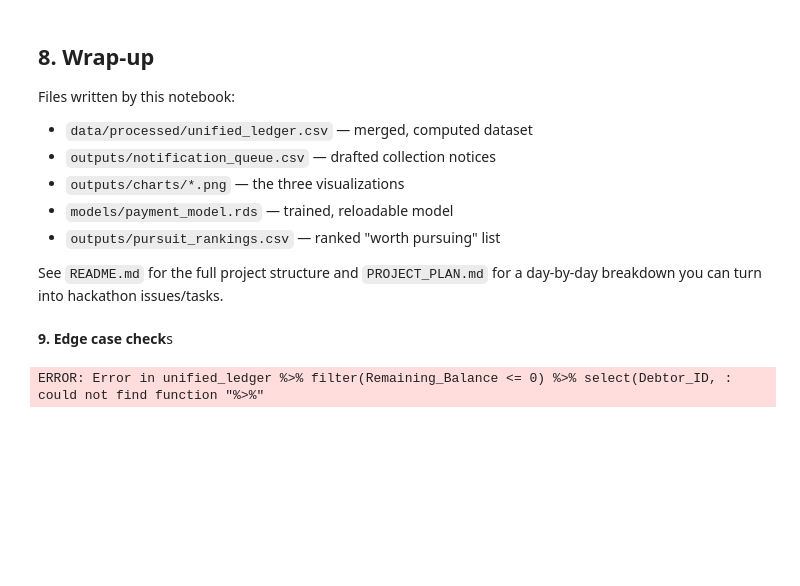
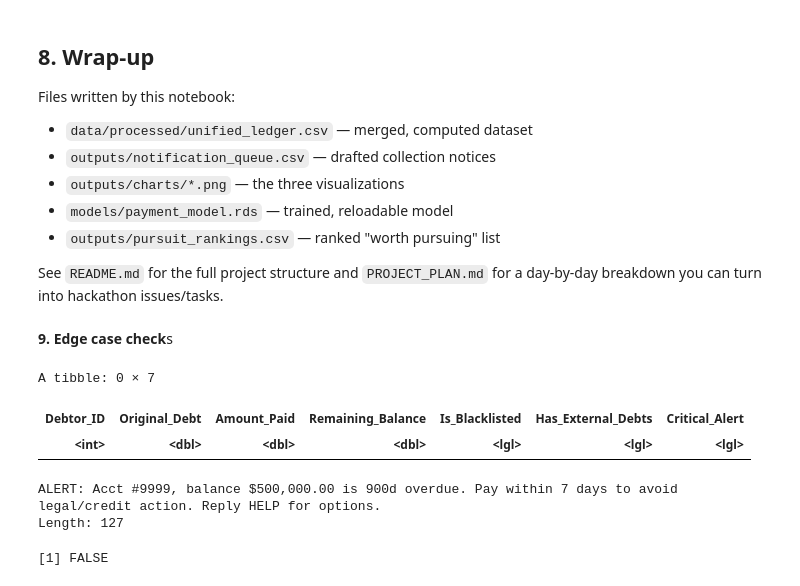
Before and after one commit to ChantelRM/Pursuit-Financial-Risk-Engine, a Jupyter notebook: financial_risk_analytics.ipynb, the cells around one changed output. Saved outputs shown, nothing was run; the diff lists cells and outputs as text; code cells hidden in the pictures; blank space fills up the shorter version.

```diff
--- a/financial_risk_analytics.ipynb
+++ b/financial_risk_analytics.ipynb
@@ -168,7 +203,7 @@ This notice is to formally inform you that our records show an outstanding
 balance on your account that requires immediate attention.
 
   Account Reference:     {row$Debtor_ID}
-  Outstanding Balance:   ${format(row$Remaining_Balance, big.mark=',', nsmall=2)}
+  Outstanding Balance:   ${format(row$Remaining_Balance, big.mark=',', scientific=FALSE,nsmall=2)}
   Days Past Due:         {row$Days_Past_Due} days
   Risk Classification:   {row$Risk_Tier}
 
@@ -182,13 +217,13 @@ Accounts Recovery Team"
 
 generate_sms_draft <- function(row) {
   msg <- glue(
-    "ALERT: Acct #{row$Debtor_ID}, balance ${format(row$Remaining_Balance, nsmall=2)} ",
+    "ALERT: Acct #{row$Debtor_ID}, balance ${format(row$Remaining_Balance, big.mark= ',' , scientific=FALSE, nsmall=2)} ",
     "is {row$Days_Past_Due}d overdue. Pay within 7 days to avoid legal/credit ",
     "action. Reply HELP for options."
   )
   if (nchar(msg) > 160) {
     msg <- glue(
-      "ALERT: Acct #{row$Debtor_ID} owes ${format(row$Remaining_Balance, nsmall=0)}, ",
+      "ALERT: Acct #{row$Debtor_ID} owes ${format(row$Remaining_Balance, big.mark= ',' , scientific=FALSEnsmall=0)}, ",
       "{row$Days_Past_Due}d overdue. Pay in 7 days to avoid escalation."
     )
   }
@@ -718,18 +753,30 @@ day-by-day breakdown you can turn into hackathon issues/tasks.
 # %%
 # check that there are no account with a zero balanc ein the unified ledger,
 # any account that has no debt
 unified_ledger %>%
   filter(Remaining_Balance <= 0) %>%
   select(Debtor_ID, Original_Debt, Amount_Paid, Remaining_Balance, Is_Blacklisted, Has_External_Debts, Critical_Alert)
 
 # check that the sms length is not more than 160 characters long
 extreme_test <- tibble(
   Debtor_ID = 9999, Debtor_Name = "Debtor_9999",
   Remaining_Balance = 500000, Days_Past_Due = 900, Risk_Tier = "Severe"
 )
 
 sms <- generate_sms_draft(extreme_test)
 cat(sms, "\n")
 cat("Length:", nchar(sms), "\n")
+
+zero_balance_test <- tibble(
+  Debtor_ID = 8888, Original_Debt = 5000, Amount_Paid = 5000,
+  Remaining_Balance = 0, Is_Blacklisted = TRUE, Has_External_Debts = TRUE,
+  Critical_Alert = 0 > 0 & (TRUE | TRUE)
+)
+zero_balance_test$Critical_Alert
 # %% [output]
-ERROR: Error in unified_ledger %>% filter(Remaining_Balance <= 0) %>% select(Debtor_ID, : could not find function "%>%"
+A tibble: 0 × 7
+| Debtor_ID | Original_Debt | Amount_Paid | Remaining_Balance | Is_Blacklisted | Has_External_Debts | Critical_Alert |
+| <int> | <dbl> | <dbl> | <dbl> | <lgl> | <lgl> | <lgl> |
+ALERT: Acct #9999, balance $500,000.00 is 900d overdue. Pay within 7 days to avoid legal/credit action. Reply HELP for options.
+Length: 127
+[1] FALSE
```
Also changed, not shown: parts of 6 cells of this notebook.
